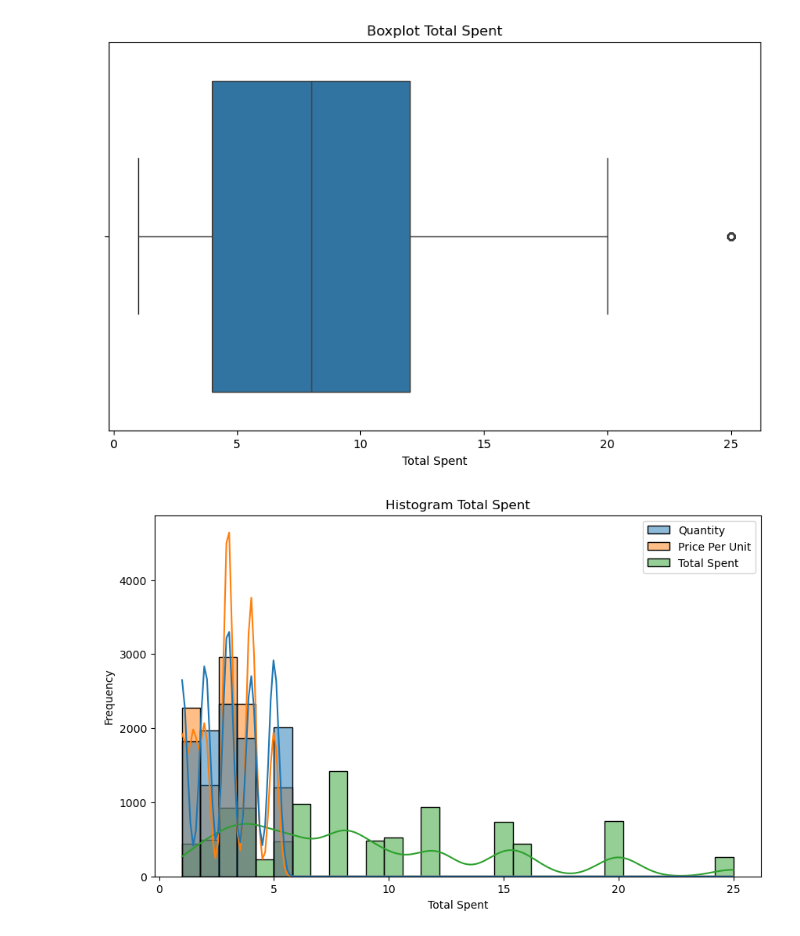
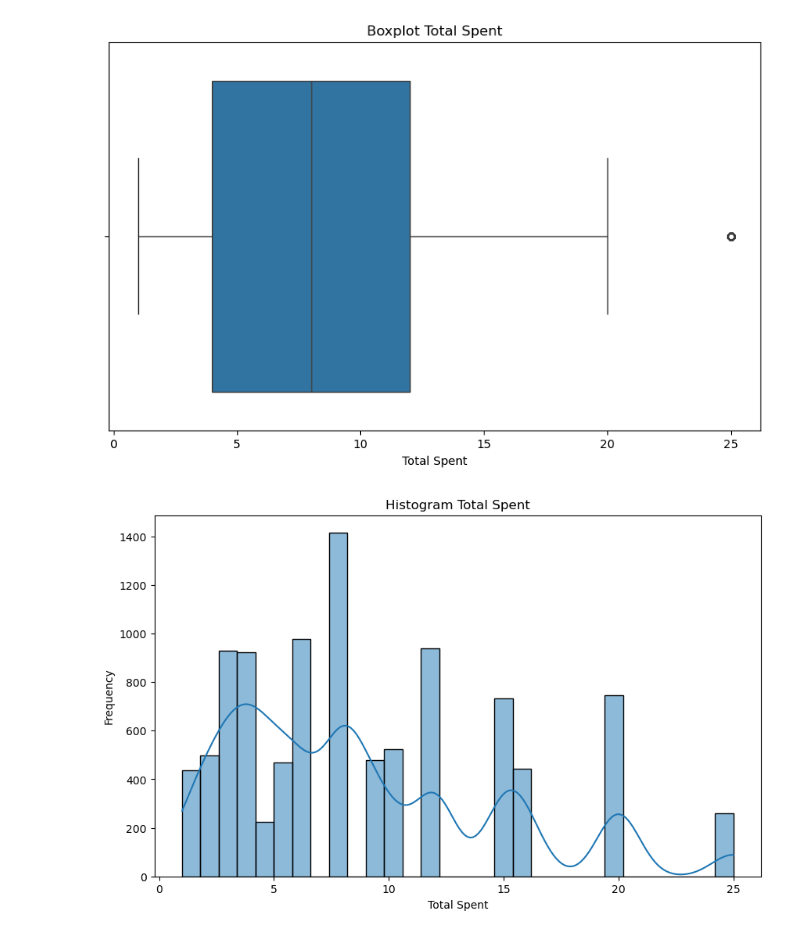
Before and after one commit to yowxy/Data-Cleaning-and-Outlier-Detection, a Jupyter notebook: tugas1.ipynb, the cells around one changed output. Cells and saved outputs as stored; diff of their text form; code cells hidden in the pictures.

```diff
--- a/tugas1.ipynb
+++ b/tugas1.ipynb
@@ -223,10 +223,10 @@ plt.show()
 [figure]
 # %%
 plt.figure(figsize=(10, 6))
-sns.histplot(data_impute, bins=30, kde=True)
+sns.histplot(data=data_impute, x='Total Spent', bins=30, kde=True)
 plt.xlabel('Total Spent')
 plt.ylabel('Frequency')
 plt.title('Histogram Total Spent')
 plt.show()
 # %% [output]
-[figure, old version]
+[figure, new version]
```
Also changed, not shown: parts of 2 cells of this notebook.
